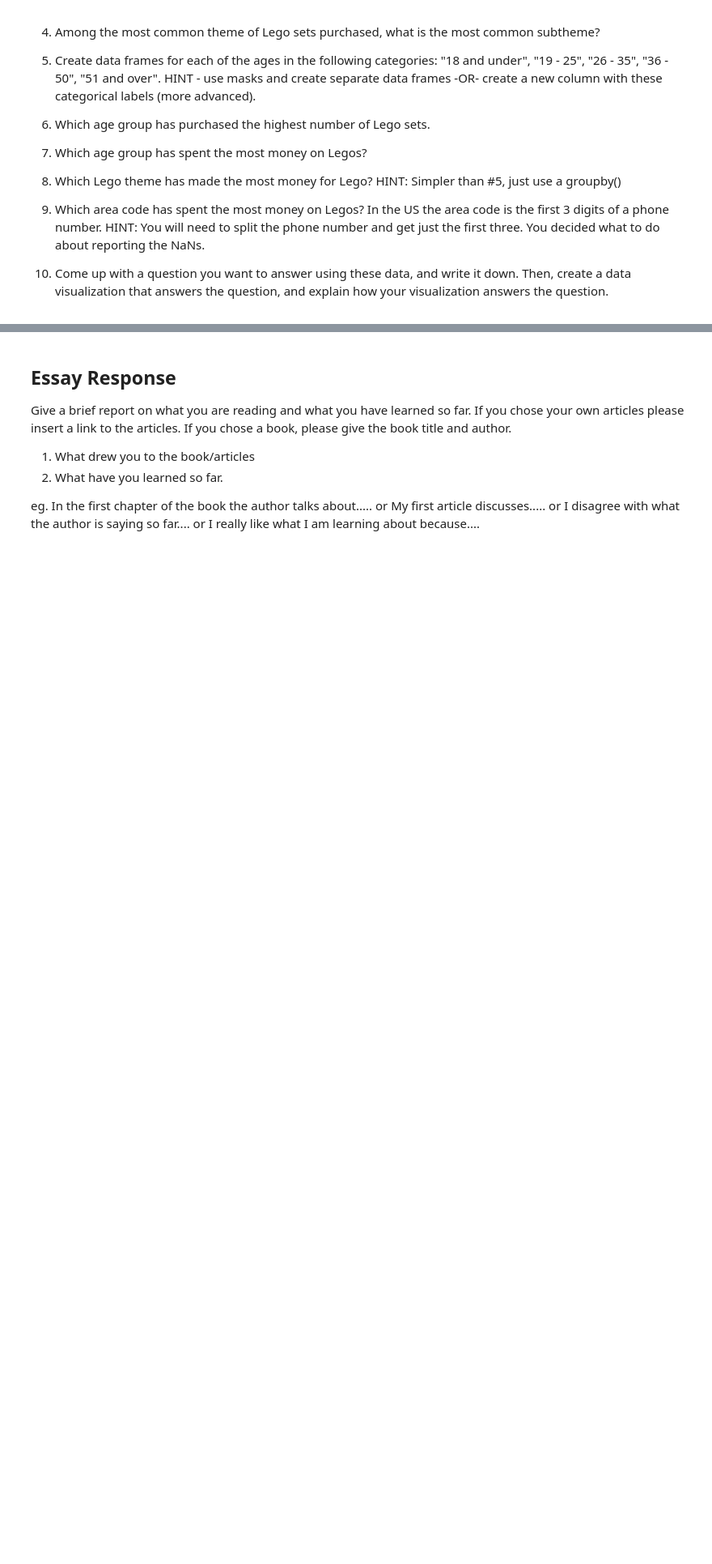
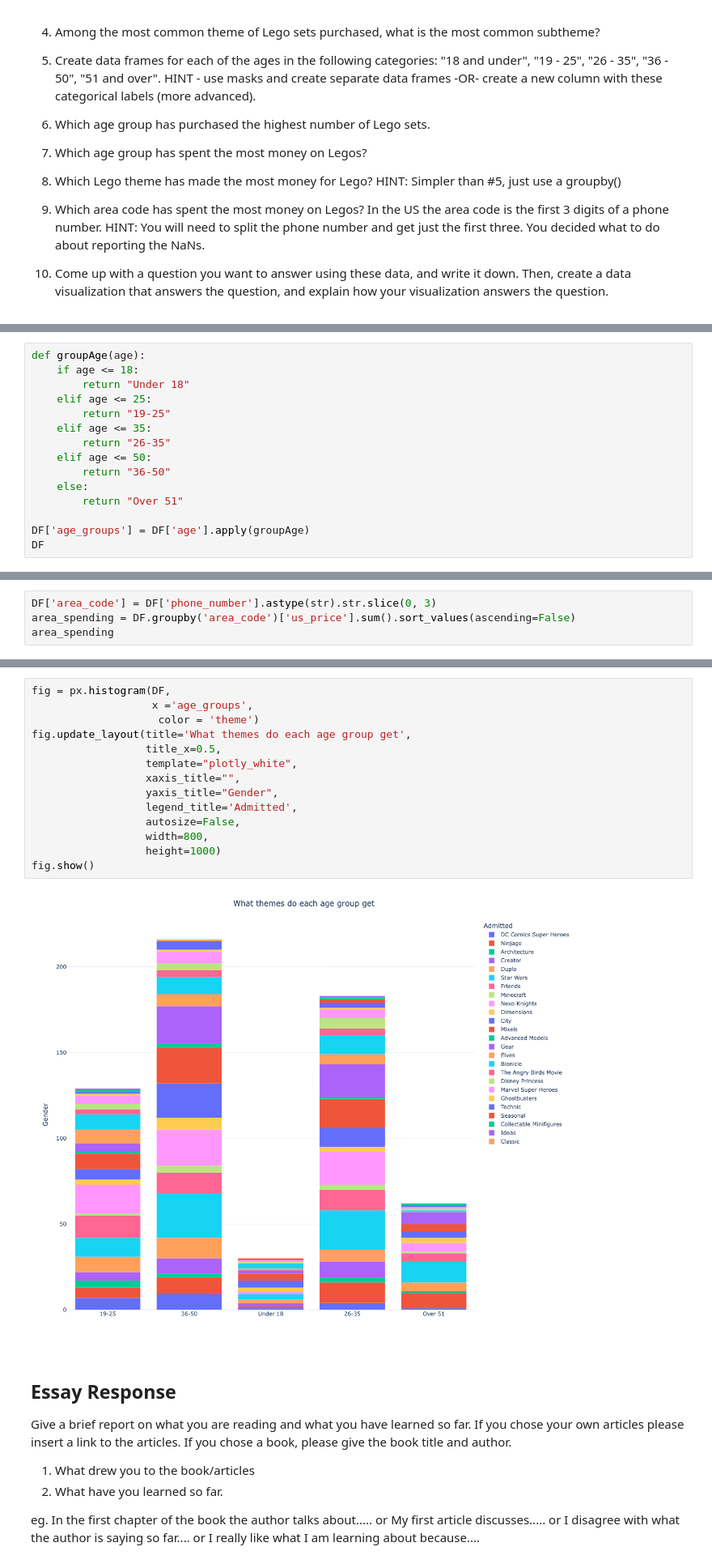
Before and after one commit to DCard2512/DATA101_Diego_Cardenas_Code, a Jupyter notebook: Day11/Day11-HW.ipynb, the cells around one changed output, grey strips where cells are left out. Shown: that part at 81% size. Drawn from its saved outputs; the diff is of its cells as text; blank space fills up the shorter version.

```diff
--- a/Day11/Day11-HW.ipynb
+++ b/Day11/Day11-HW.ipynb
@@ -232,0 +447,15 @@ DF
+# %%
+def groupAge(age):
+    if age <= 18:
+        return "Under 18"
+    elif age <= 25:
+        return "19-25"
+    elif age <= 35:
+        return "26-35"
+    elif age <= 50:
+        return "36-50"
+    else:
+        return "Over 51"
+
+DF['age_groups'] = DF['age'].apply(groupAge)
+DF
@@ -232,0 +516,4 @@ DF
+# %%
+DF['area_code'] = DF['phone_number'].astype(str).str.slice(0, 3)
+area_spending = DF.groupby('area_code')['us_price'].sum().sort_values(ascending=False)
+area_spending
@@ -233,3 +534,19 @@ DF
+# %%
+fig = px.histogram(DF,
+                   x ='age_groups',
+                    color = 'theme')
+fig.update_layout(title='What themes do each age group get',
+                  title_x=0.5,
+                  template="plotly_white",
+                  xaxis_title="",
+                  yaxis_title="Gender",
+                  legend_title='Admitted',
+                  autosize=False,
+                  width=800,
+                  height=1000)
+fig.show()
+# %% [output]
+[figure, added]
 # %% [markdown]
 ## Essay Response
 
```
Also changed, not shown: parts of 29 cells of this notebook, 17 other files.
